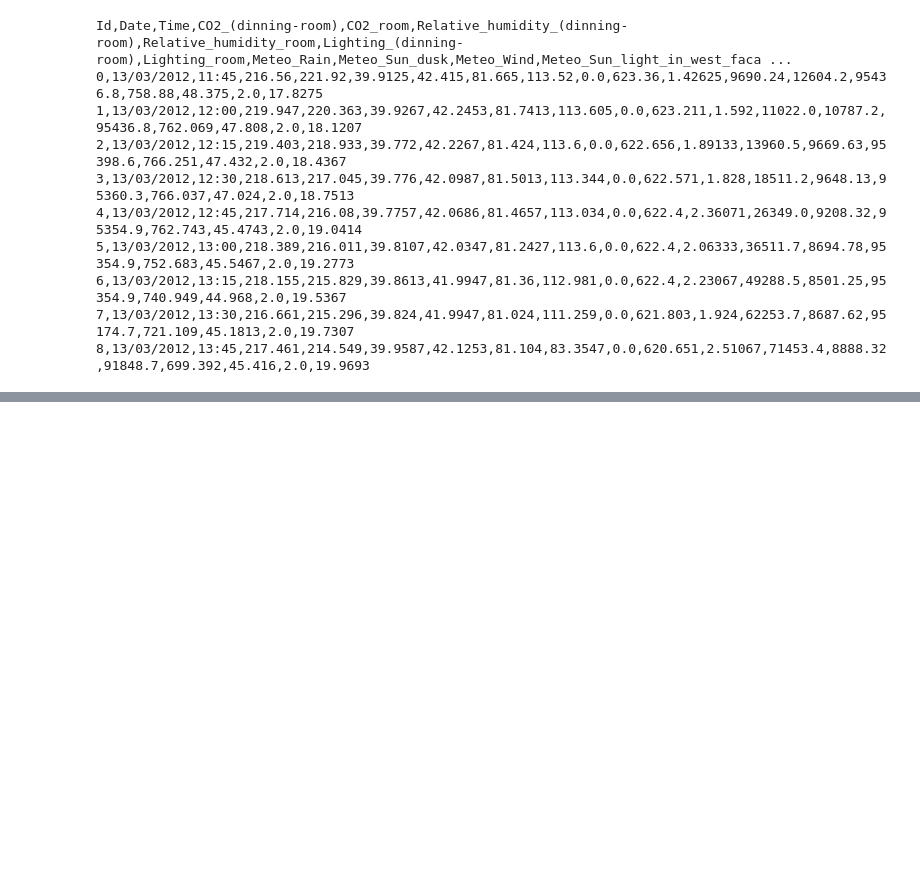
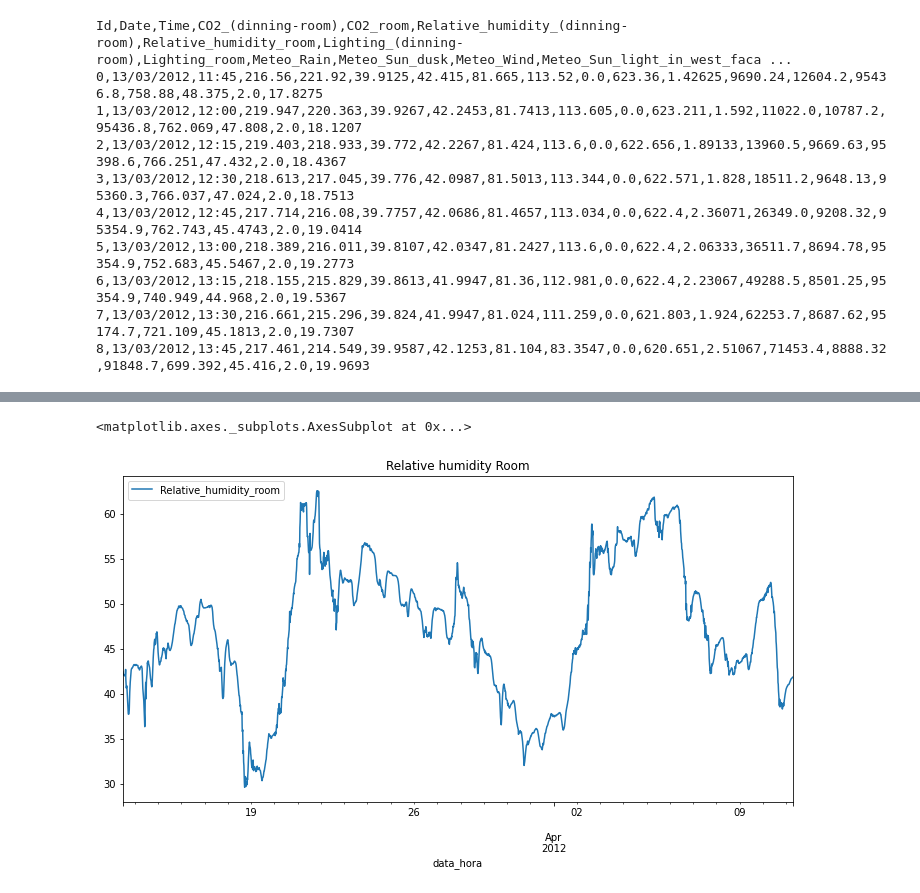
Before and after one commit to HedersonSantos/SmartHome, a Jupyter notebook: seriesTemporais.ipynb, the cells around one changed output, grey strips where cells are left out. Saved outputs shown, nothing was run; the diff lists cells and outputs as text; code cells hidden in the pictures; blank space fills up the shorter version.

```diff
--- a/seriesTemporais.ipynb
+++ b/seriesTemporais.ipynb
@@ -96,0 +132,5 @@ df_treino.head(10)
+# %%
+df_treino[['Relative_humidity_room']].plot(figsize=(12,6), title='Relative humidity Room')
+# %% [output]
+<matplotlib.axes._subplots.AxesSubplot at 0x...>
+[figure, added]
```
Also changed, not shown: parts of 11 cells of this notebook.
